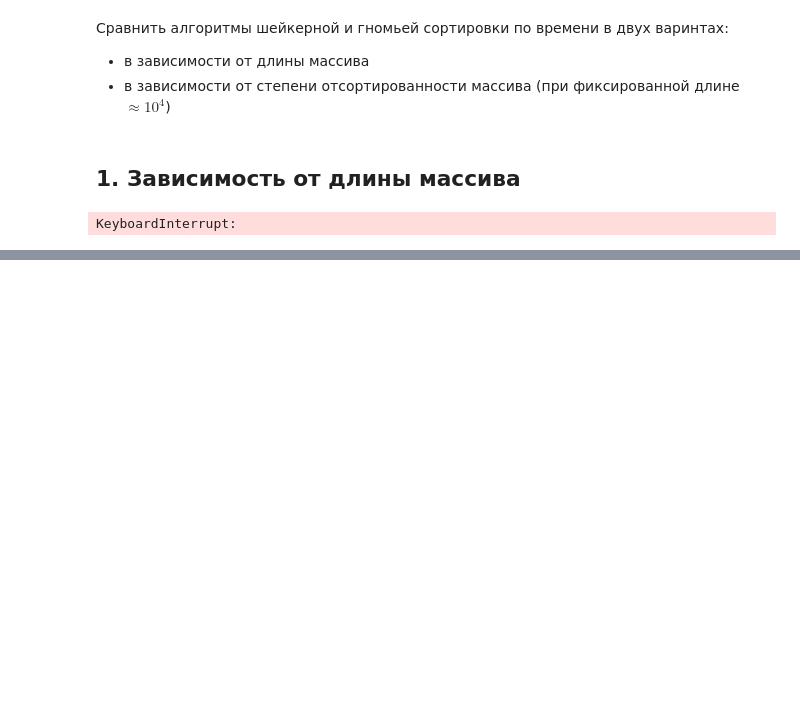
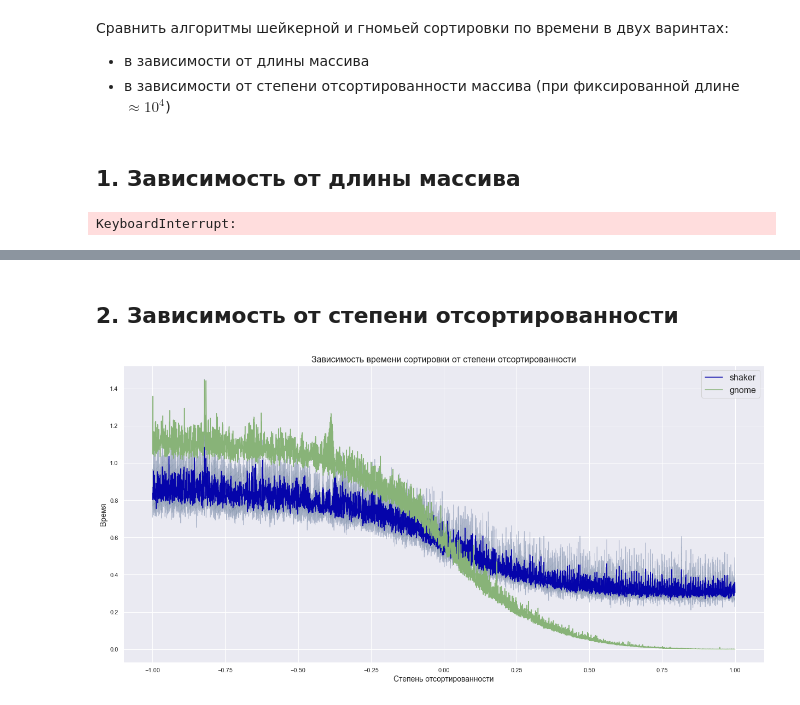
Before and after one commit to astromid/algorithms-structures-course, a Jupyter notebook: notebooks/task2.ipynb, the cells around one changed output, grey strips where cells are left out. Cells and saved outputs as stored; diff of their text form; code cells hidden in the pictures; blank space fills up the shorter version.

```diff
--- a/notebooks/task2.ipynb
+++ b/notebooks/task2.ipynb
@@ -61,0 +62,41 @@ ax.set_ylabel('Время', fontsize=14);
+# %% [markdown]
+## 2. Зависимость от степени отсортированности
+# %%
+STAND_LENGTH = 2 ** 11
+N_REPEATS = 4
+# %%
+exp2_metrics = []
+
+with tqdm(total=STAND_LENGTH*N_REPEATS) as pbar:
+    for _ in range(N_REPEATS):
+        current_metrics = []
+        stand = generate_stand(STAND_LENGTH)
+        for array in stand:
+            start_time = perf_counter()
+            _ = shaker_sort(array)
+            shaker_endtime = perf_counter()
+            _ = gnome_sort(array)
+            gnome_endtime = perf_counter()
+
+            current_metrics.append([shaker_endtime - start_time, gnome_endtime - shaker_endtime])
+            pbar.update()
+        exp2_metrics.append(current_metrics)
+
+exp2_metrics = np.array(exp2_metrics)
+# %%
+mean_exp2 = np.mean(exp2_metrics, axis=0)
+std_exp2 = np.std(exp2_metrics, axis=0)
+# %%
+fig, ax = plt.subplots(1, 1, figsize=(21, 10))
+sort_ratio = [(x - STAND_LENGTH) / STAND_LENGTH for x in range(len(stand))]
+ax.plot(sort_ratio, mean_exp2[:, 0], label='shaker', color=sns.xkcd_rgb['royal blue'])
+ax.fill_between(sort_ratio, mean_exp2[:, 0] + std_exp2[:, 0], mean_exp2[:, 0] - std_exp2[:, 0], hatch='//', color=sns.xkcd_rgb['royal blue'], alpha=0.2)
+
+ax.plot(sort_ratio, mean_exp2[:, 1], label='gnome', color=sns.xkcd_rgb['sage green'])
+ax.fill_between(sort_ratio, mean_exp2[:, 0] + std_exp2[:, 0], mean_exp2[:, 0] - std_exp2[:, 0], hatch='//', color=sns.xkcd_rgb['sage green'], alpha=0.2)
+ax.legend(fontsize=16)
+ax.set_title('Зависимость времени сортировки от степени отсортированности', fontsize=16)
+ax.set_xlabel('Степень отсортированности', fontsize=14)
+ax.set_ylabel('Время', fontsize=14);
+# %% [output]
+[figure, added]
```
Also changed, not shown: parts of 3 cells of this notebook, 4 other files.
